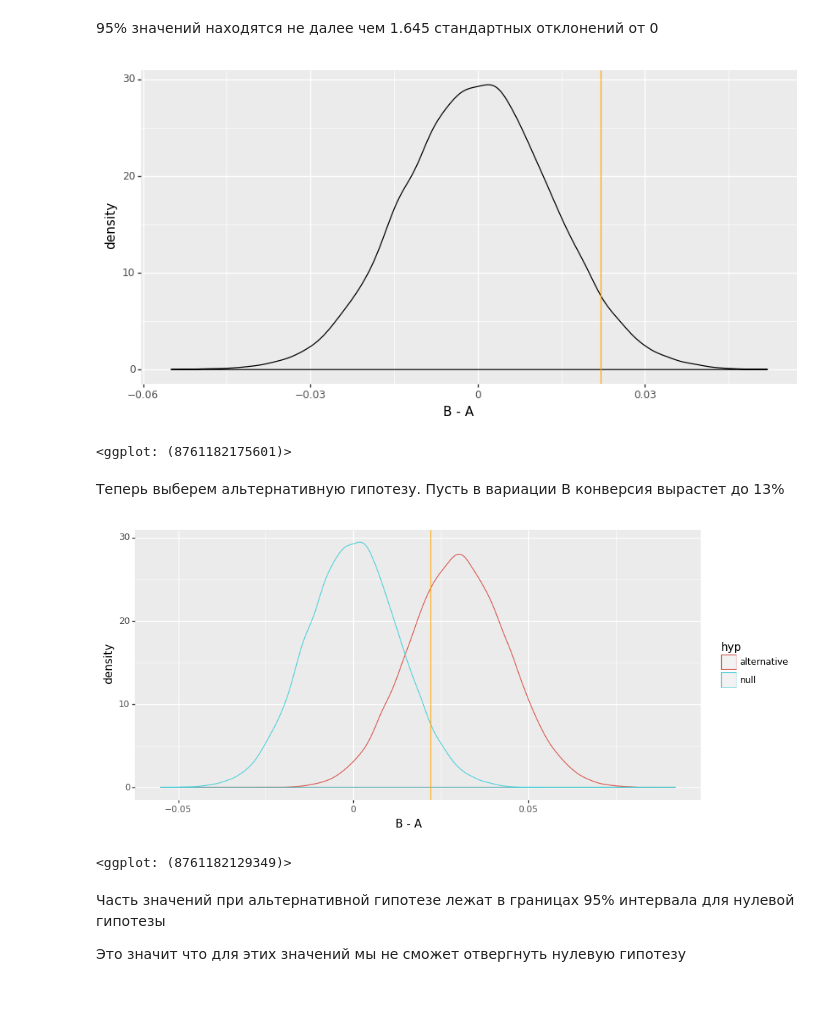
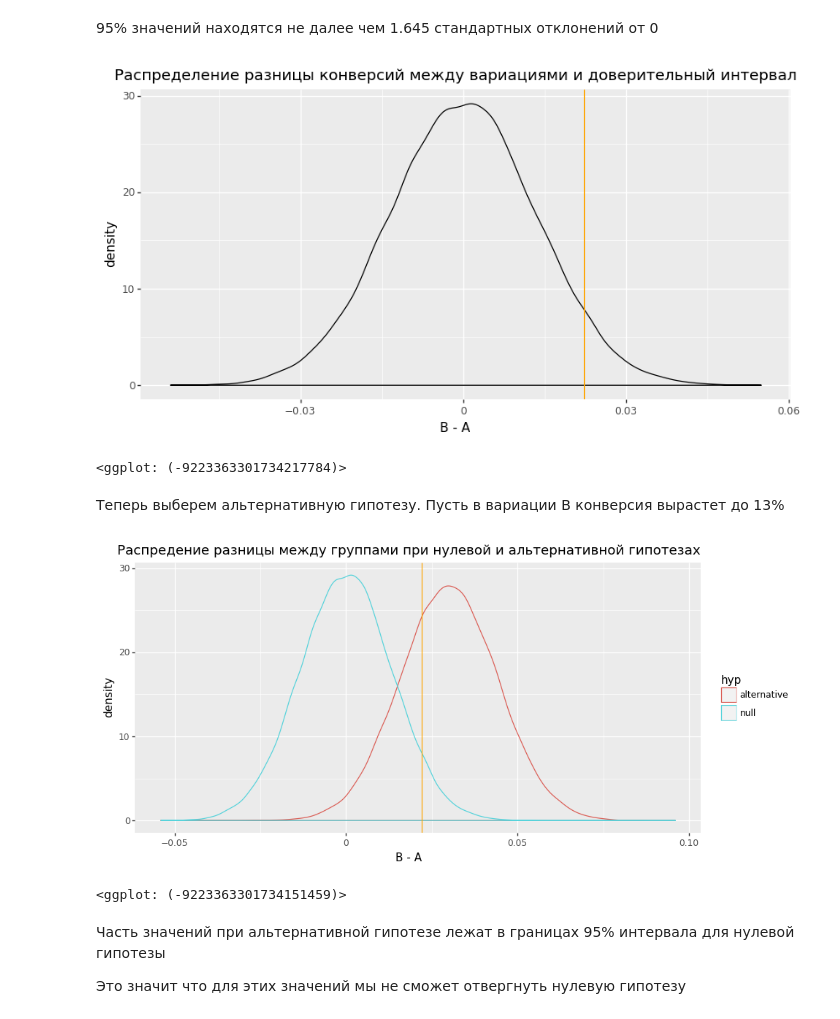
Before and after one commit to dmitriyshashkin/ods_lection, a Jupyter notebook: ods.ipynb, the cells around one changed output. Saved outputs shown, nothing was run; the diff lists cells and outputs as text; code cells hidden in the pictures.

```diff
--- a/ods.ipynb
+++ b/ods.ipynb
@@ -289,10 +299,10 @@ st.norm.ppf(0.95)
 # %% [markdown]
 95% значений находятся не далее чем 1.645 стандартных отклонений от 0
 # %%
-qplot(dist, geom='density', xlab='B - A') + geom_vline(xintercept=np.std(dist) * 1.645, color='orange')
+qplot(dist, geom='density', xlab='B - A') + geom_vline(xintercept=np.std(dist) * 1.645, color='orange') + ggtitle('Распределение разницы конверсий между вариациями и доверительный интервал')
 # %% [output]
-[figure, old version]
+[figure, new version]
-<ggplot: (8761182175601)>
+<ggplot: (-9223363301734217784)>
 # %% [markdown]
 Теперь выберем альтернативную гипотезу. Пусть в вариации B конверсия вырастет до 13%
 # %%
@@ -300,10 +310,13 @@ dist_alt = [np.random.binomial(1000, p=0.13) / 1000 - np.random.binomial(1000, p
 # %%
 df = pd.DataFrame({'B - A': dist + dist_alt, 'hyp': ['null'] * 50000 + ['alternative'] * 50000})
 
-ggplot(df, aes(x='B - A', color='hyp')) + geom_density() + geom_vline(xintercept=np.percentile(dist, 95), color='orange')
+(
+    ggplot(df, aes(x='B - A', color='hyp')) + geom_density() + geom_vline(xintercept=np.percentile(dist, 95), color='orange')
+    + ggtitle('Распредение разницы между группами при нулевой и альтернативной гипотезах')
+)
 # %% [output]
-[figure, old version]
+[figure, new version]
-<ggplot: (8761182129349)>
+<ggplot: (-9223363301734151459)>
 # %% [markdown]
 Часть значений при альтернативной гипотезе лежат в границах 95% интервала для нулевой гипотезы
 
```
Also changed, not shown: parts of 15 cells of this notebook.
